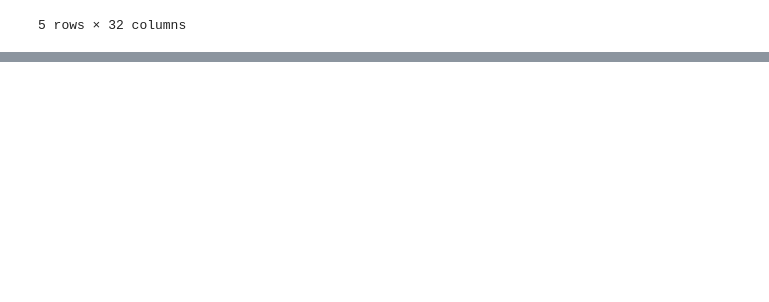
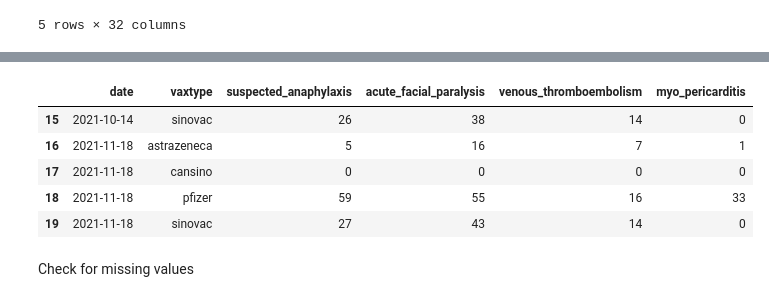
Before and after one commit to kamal089601/HIA302_Project, a Jupyter notebook: HIA302_Project/HIA302_Project.ipynb, the cells around one changed output, grey strips where cells are left out. Drawn from its saved outputs; the diff is of its cells as text; code cells hidden in the pictures; blank space fills up the shorter version.

```diff
--- a/HIA302_Project/HIA302_Project.ipynb
+++ b/HIA302_Project/HIA302_Project.ipynb
@@ -249,0 +265,11 @@ drop_date_combined_df.to_csv('Latest_covid_datasets.csv')
+# %%
+aefi_serious_df.tail()
+# %% [output]
+|  | date | vaxtype | suspected_anaphylaxis | acute_facial_paralysis | venous_thromboembolism | myo_pericarditis |
+| 15 | 2021-10-14 | sinovac | 26 | 38 | 14 | 0 |
+| 16 | 2021-11-18 | astrazeneca | 5 | 16 | 7 | 1 |
+| 17 | 2021-11-18 | cansino | 0 | 0 | 0 | 0 |
+| 18 | 2021-11-18 | pfizer | 59 | 55 | 16 | 33 |
+| 19 | 2021-11-18 | sinovac | 27 | 43 | 14 | 0 |
+# %% [markdown]
+Check for missing values
```
Also changed, not shown: parts of 14 cells of this notebook.
